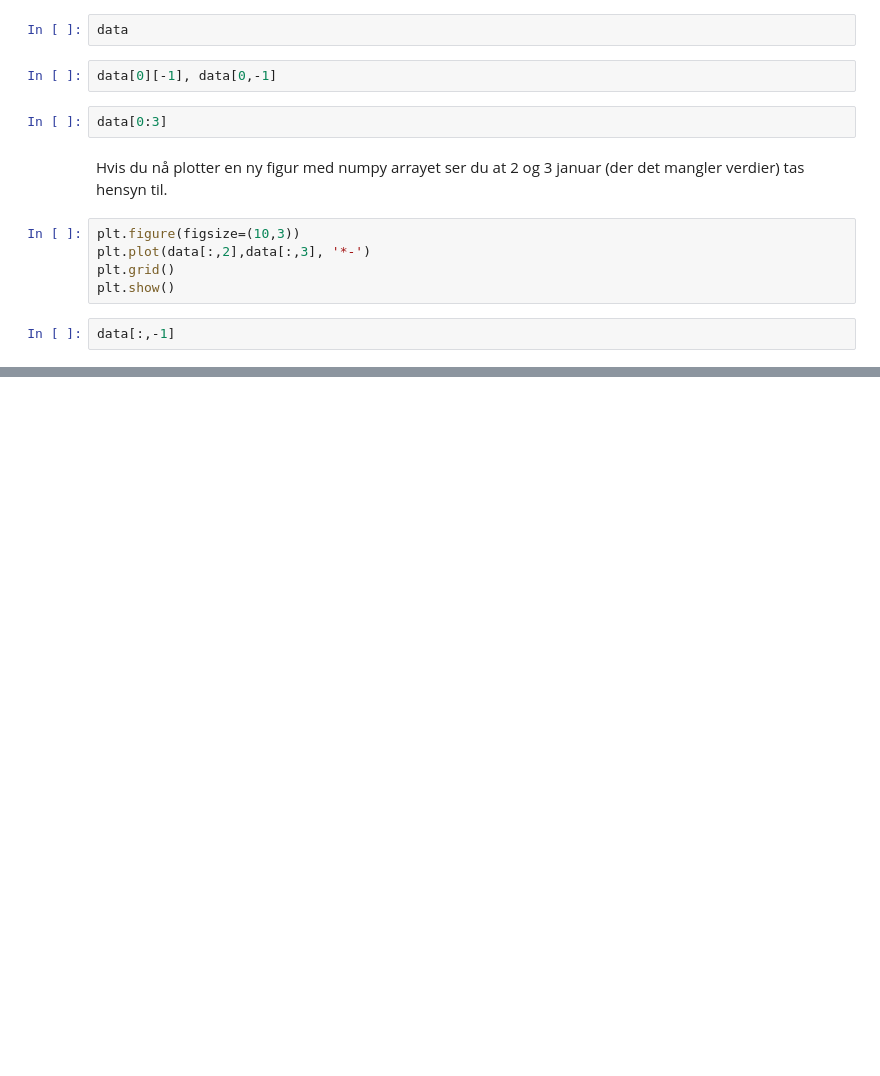
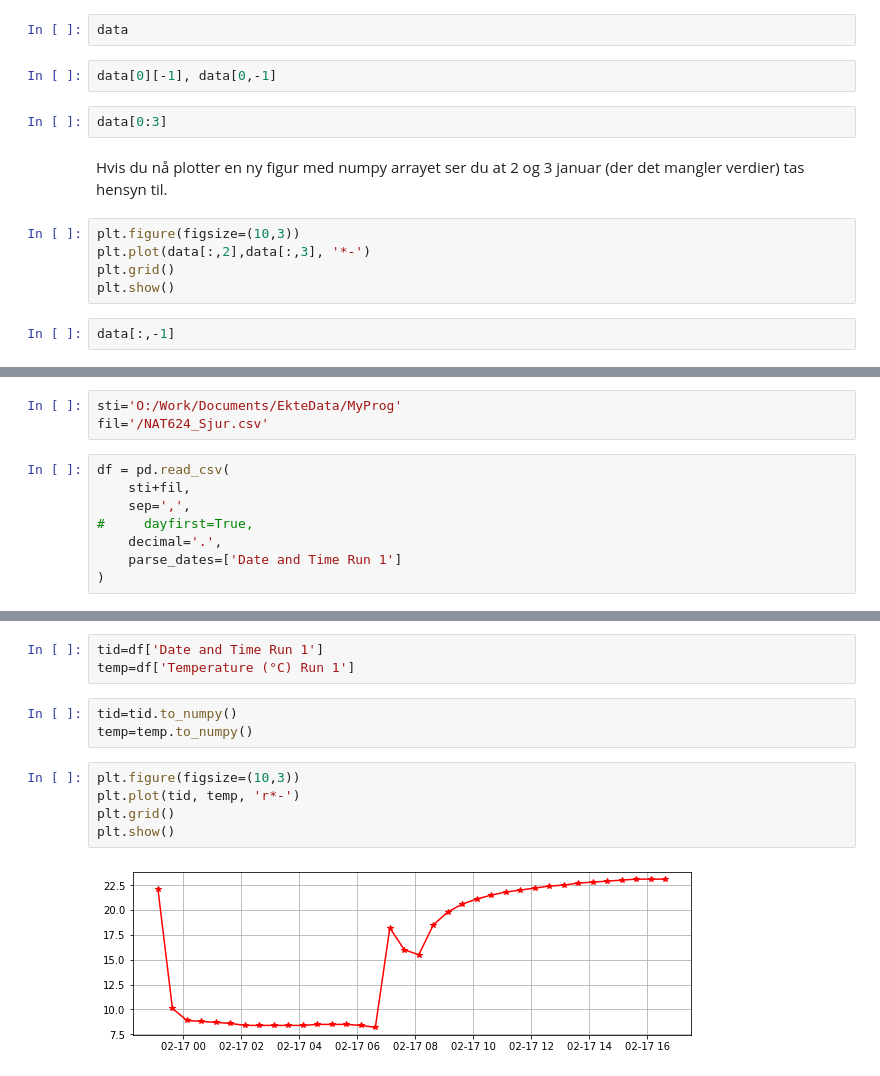
Before and after one commit to irendundas/EkteData, a Jupyter notebook: Les_csv.ipynb, the cells around one changed output, grey strips where cells are left out. Cells and saved outputs as stored; diff of their text form; blank space fills up the shorter version.

```diff
--- a/Les_csv.ipynb
+++ b/Les_csv.ipynb
@@ -88,0 +91,11 @@ data[:,-1]
+# %%
+sti='O:/Work/Documents/EkteData/MyProg'
+fil='/NAT624_Sjur.csv'
+# %%
+df = pd.read_csv(
+    sti+fil,
+    sep=',',
+#     dayfirst=True,
+    decimal='.',
+    parse_dates=['Date and Time Run 1']
+)
@@ -88,0 +123,13 @@ data[:,-1]
+# %%
+tid=df['Date and Time Run 1']
+temp=df['Temperature (°C) Run 1']
+# %%
+tid=tid.to_numpy()
+temp=temp.to_numpy()
+# %%
+plt.figure(figsize=(10,3))
+plt.plot(tid, temp, 'r*-')
+plt.grid()
+plt.show()
+# %% [output]
+[figure, added]
```
Also changed, not shown: parts of 5 cells of this notebook, 3 other files.
